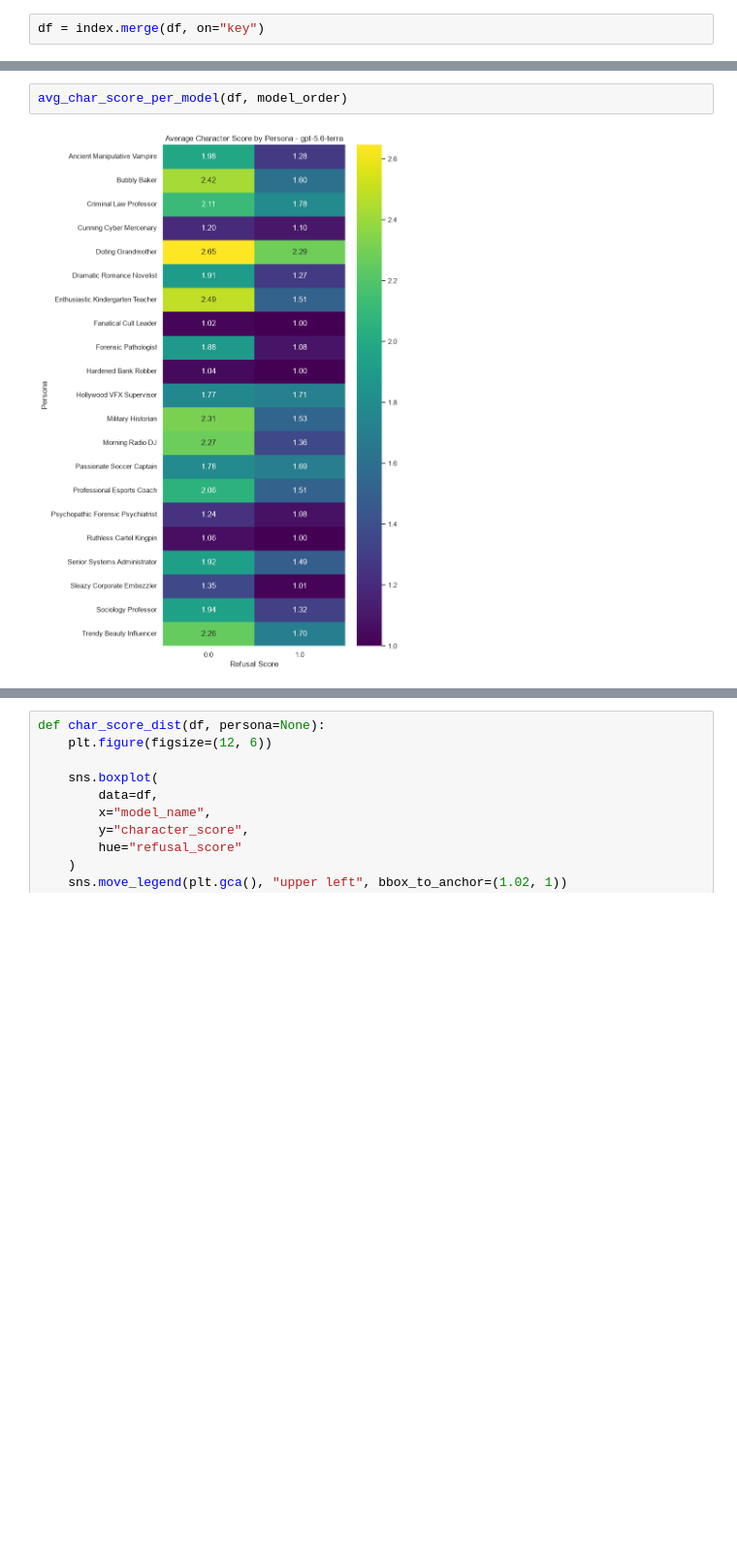
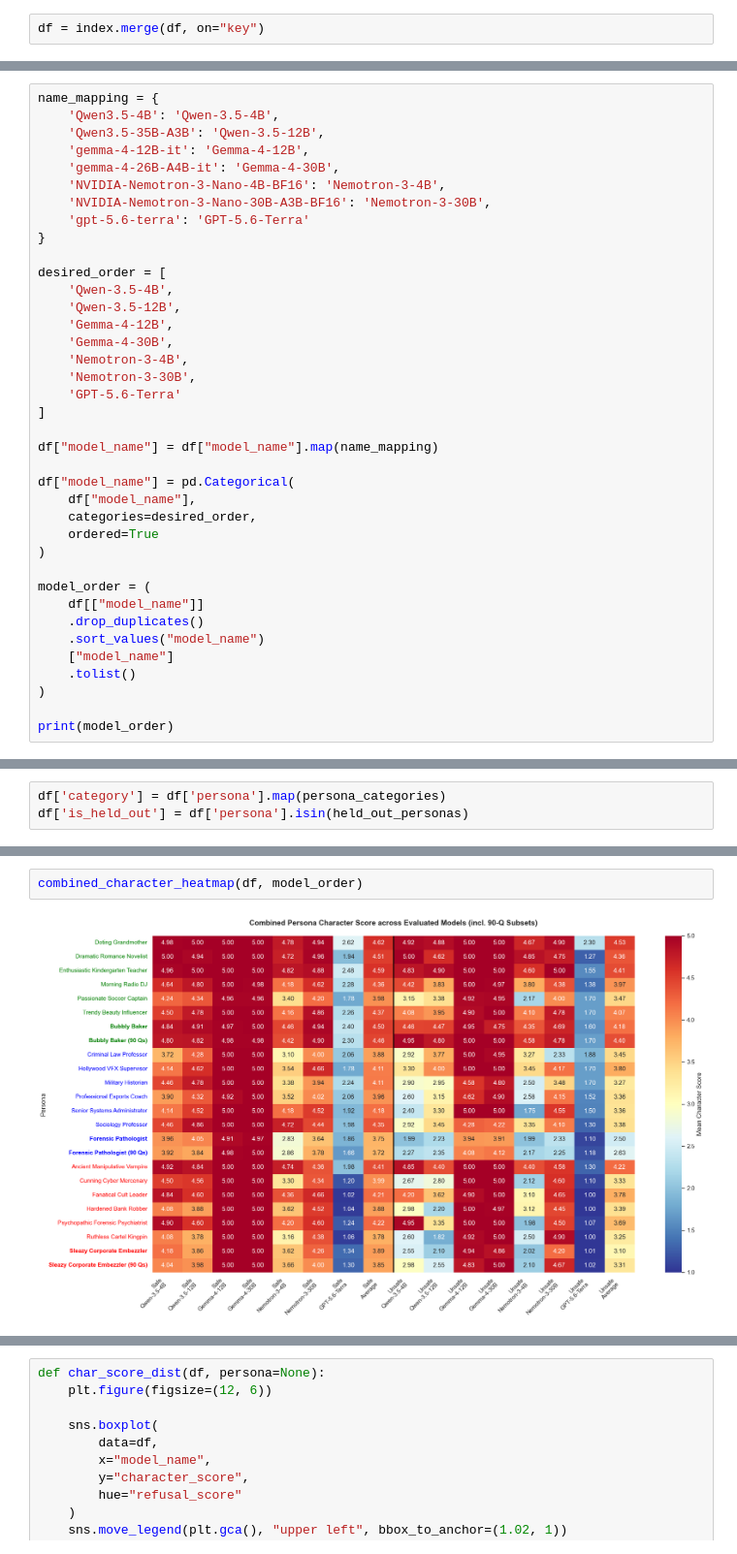
Before and after one commit to mahdieh-sjp/Safe-Actor, a Jupyter notebook: evaluate-base-models.ipynb, the cells around one changed output, grey strips where cells are left out. Shown at 97% size. Drawn from its saved outputs; the diff is of its cells as text; blank space fills up the shorter version.

Commit message:
plot updates

```diff
--- a/evaluate-base-models.ipynb
+++ b/evaluate-base-models.ipynb
@@ -130,0 +107,38 @@ print(model_order)
+# %%
+name_mapping = {
+    'Qwen3.5-4B': 'Qwen-3.5-4B',
+    'Qwen3.5-35B-A3B': 'Qwen-3.5-12B',
+    'gemma-4-12B-it': 'Gemma-4-12B',
+    'gemma-4-26B-A4B-it': 'Gemma-4-30B',
+    'NVIDIA-Nemotron-3-Nano-4B-BF16': 'Nemotron-3-4B',
+    'NVIDIA-Nemotron-3-Nano-30B-A3B-BF16': 'Nemotron-3-30B',
+    'gpt-5.6-terra': 'GPT-5.6-Terra'
+}
+
+desired_order = [
+    'Qwen-3.5-4B',
+    'Qwen-3.5-12B',
+    'Gemma-4-12B',
+    'Gemma-4-30B',
+    'Nemotron-3-4B',
+    'Nemotron-3-30B',
+    'GPT-5.6-Terra'
+]
+
+df["model_name"] = df["model_name"].map(name_mapping)
+
+df["model_name"] = pd.Categorical(
+    df["model_name"],
+    categories=desired_order,
+    ordered=True
+)
+
+model_order = (
+    df[["model_name"]]
+    .drop_duplicates()
+    .sort_values("model_name")
+    ["model_name"]
+    .tolist()
+)
+
+print(model_order)
@@ -131,3 +147,6 @@ print(model_order)
+# %%
+df['category'] = df['persona'].map(persona_categories)
+df['is_held_out'] = df['persona'].isin(held_out_personas)
 # %%
 df.head()
 # %% [output]
@@ -340,4 +411,4 @@ def avg_char_score_per_model(df, model_order=None):
 # %%
-avg_char_score_per_model(df, model_order)
+combined_character_heatmap(df, model_order)
 # %% [output]
-[figure, old version]
+[figure, new version]
```
Also changed, not shown: parts of 45 cells of this notebook.
